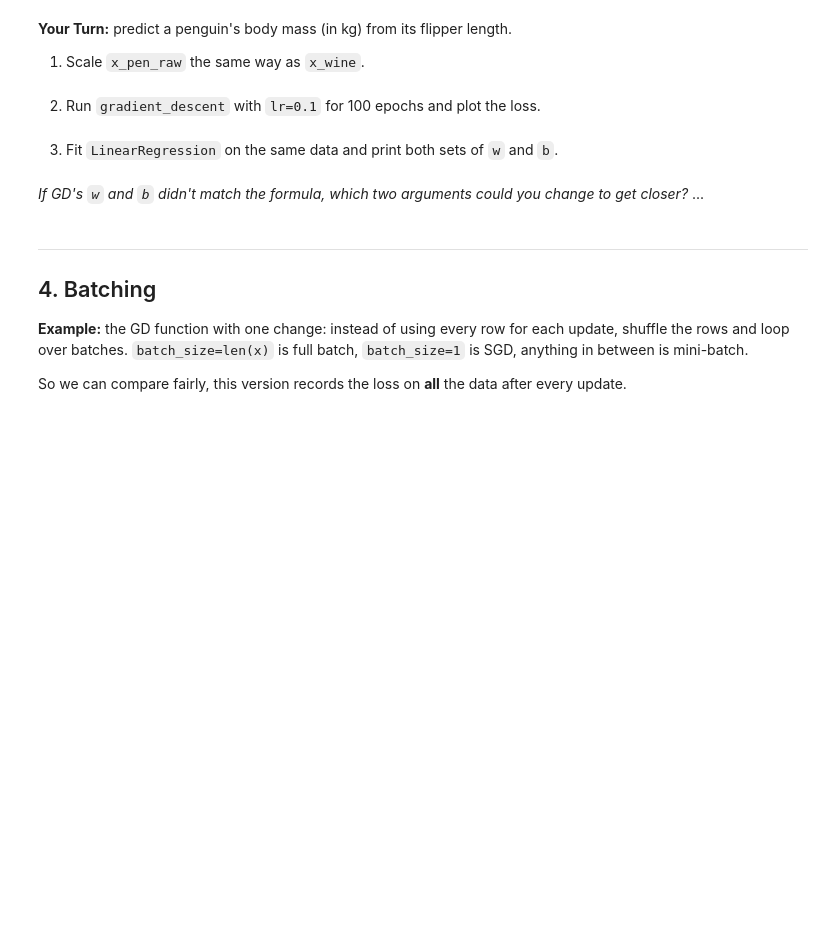
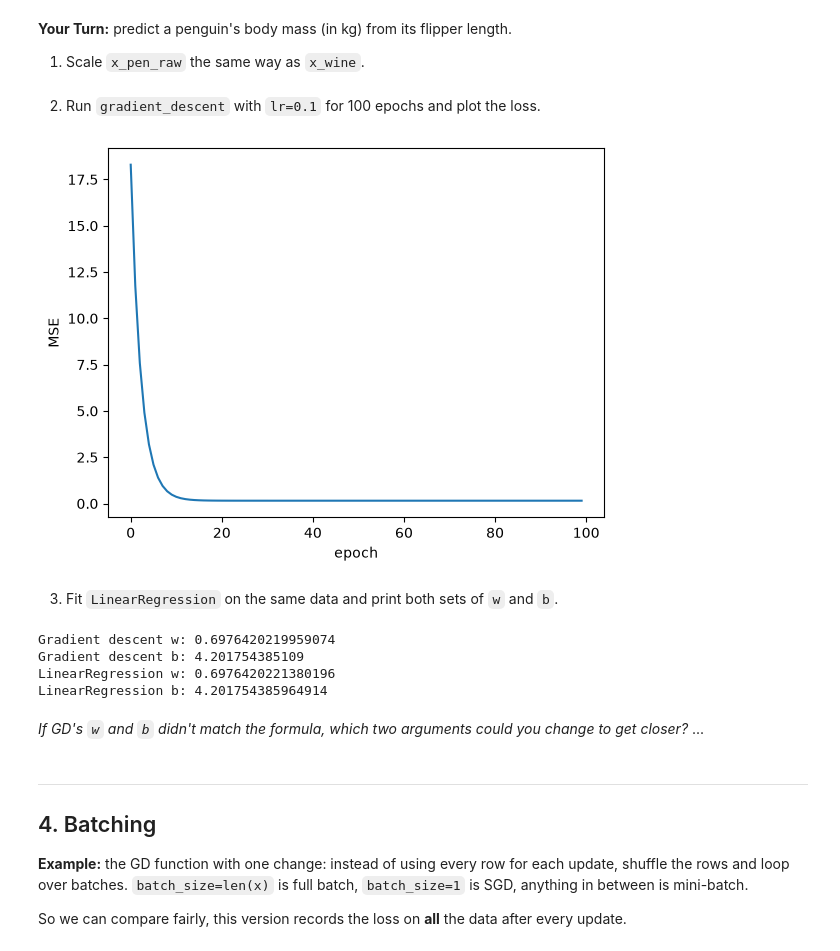
Before and after one commit to himanibalaga/JCP-fall-26, a Jupyter notebook: Week_6.ipynb, the cells around one changed output. Saved outputs shown, nothing was run; the diff lists cells and outputs as text; code cells hidden in the pictures; blank space fills up the shorter version.

```diff
--- a/Week_6.ipynb
+++ b/Week_6.ipynb
@@ -361,21 +540,36 @@ np.round(fix_losses[:5], 1)
 x_pen_raw = penguins["flipper_length_mm"].to_numpy()
 y_mass = (penguins["body_mass_g"] / 1000).to_numpy()   # grams -> kg
 
-x_pen = ...
+x_pen = (x_pen_raw - x_pen_raw.mean()) / x_pen_raw.std()
 # %% [markdown]
 2. Run `gradient_descent` with `lr=0.1` for 100 epochs and plot the loss.
 # %%
-w_pen, b_pen, losses_pen = ...
+w_pen, b_pen, losses_pen = gradient_descent(
+    x_pen, y_mass, lr=0.1, epochs=100
+)
 
-plt.plot(...)
+plt.plot(losses_pen)
 plt.xlabel("epoch")
 plt.ylabel("MSE")
 plt.show()
+# %% [output]
+[figure, added]
 # %% [markdown]
 3. Fit `LinearRegression` on the same data and print both sets of `w` and `b`.
 # %%
-lin_pen = ...
-...
+lin_pen = LinearRegression()
+lin_pen.fit(x_pen.reshape(-1, 1), y_mass)
+
+print("Gradient descent w:", w_pen)
+print("Gradient descent b:", b_pen)
+
+print("LinearRegression w:", lin_pen.coef_[0])
+print("LinearRegression b:", lin_pen.intercept_)
+# %% [output]
+Gradient descent w: 0.6976420219959074
+Gradient descent b: 4.201754385109
+LinearRegression w: 0.6976420221380196
+LinearRegression b: 4.201754385964914
 # %% [markdown]
 *If GD's `w` and `b` didn't match the formula, which two arguments could you change to get closer?* ...
 # %% [markdown]
```
Also changed, not shown: parts of 35 cells of this notebook.
